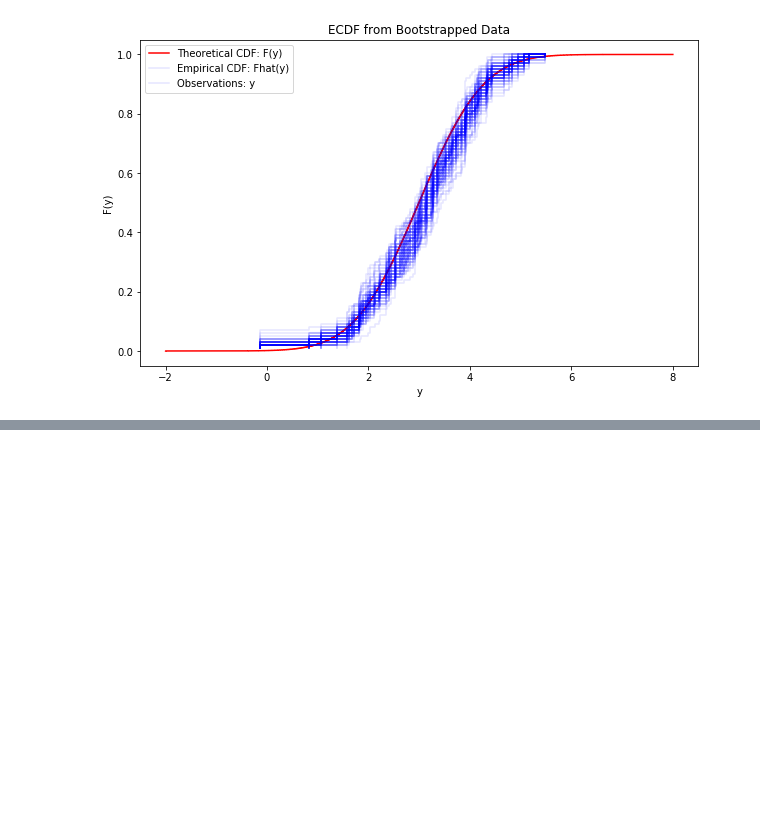
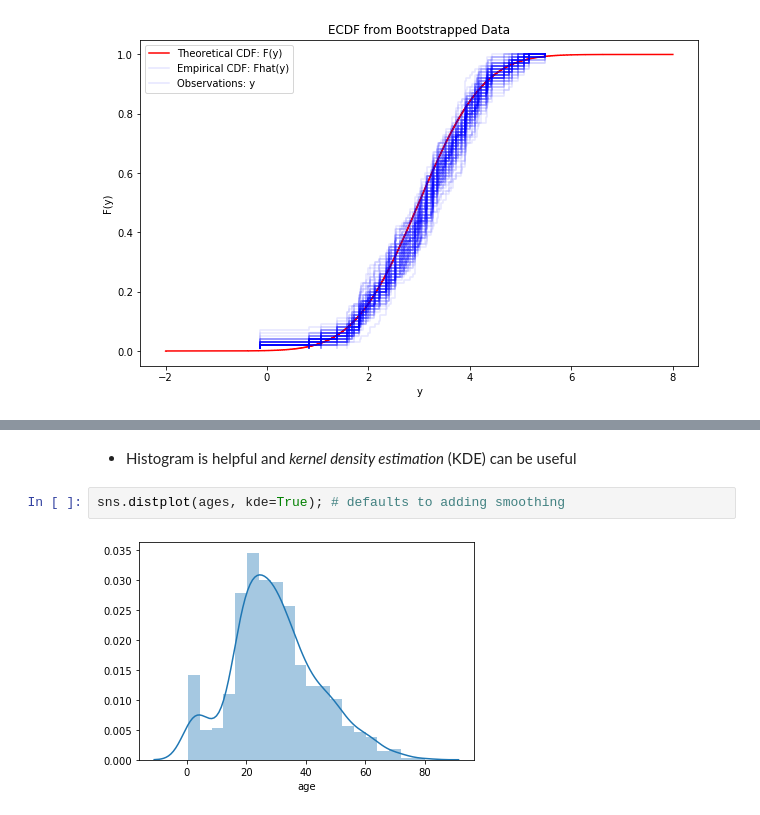
Before and after one commit to essentialols/Spring2020, a Jupyter notebook: lecture-notes/03-Distributions-Histograms-and-Bootstrap.ipynb, the cells around one changed output, grey strips where cells are left out. Drawn from its saved outputs; the diff is of its cells as text; blank space fills up the shorter version.

```diff
--- a/lecture-notes/03-Distributions-Histograms-and-Bootstrap.ipynb
+++ b/lecture-notes/03-Distributions-Histograms-and-Bootstrap.ipynb
@@ -258,0 +275,6 @@ plt.show()
+# %% [markdown]
+- Histogram is helpful and _kernel density estimation_ (KDE) can be useful
+# %%
+sns.distplot(ages, kde=True); # defaults to adding smoothing
+# %% [output]
+[figure, added]
```
Also changed, not shown: parts of 27 cells of this notebook, 1 other file.
